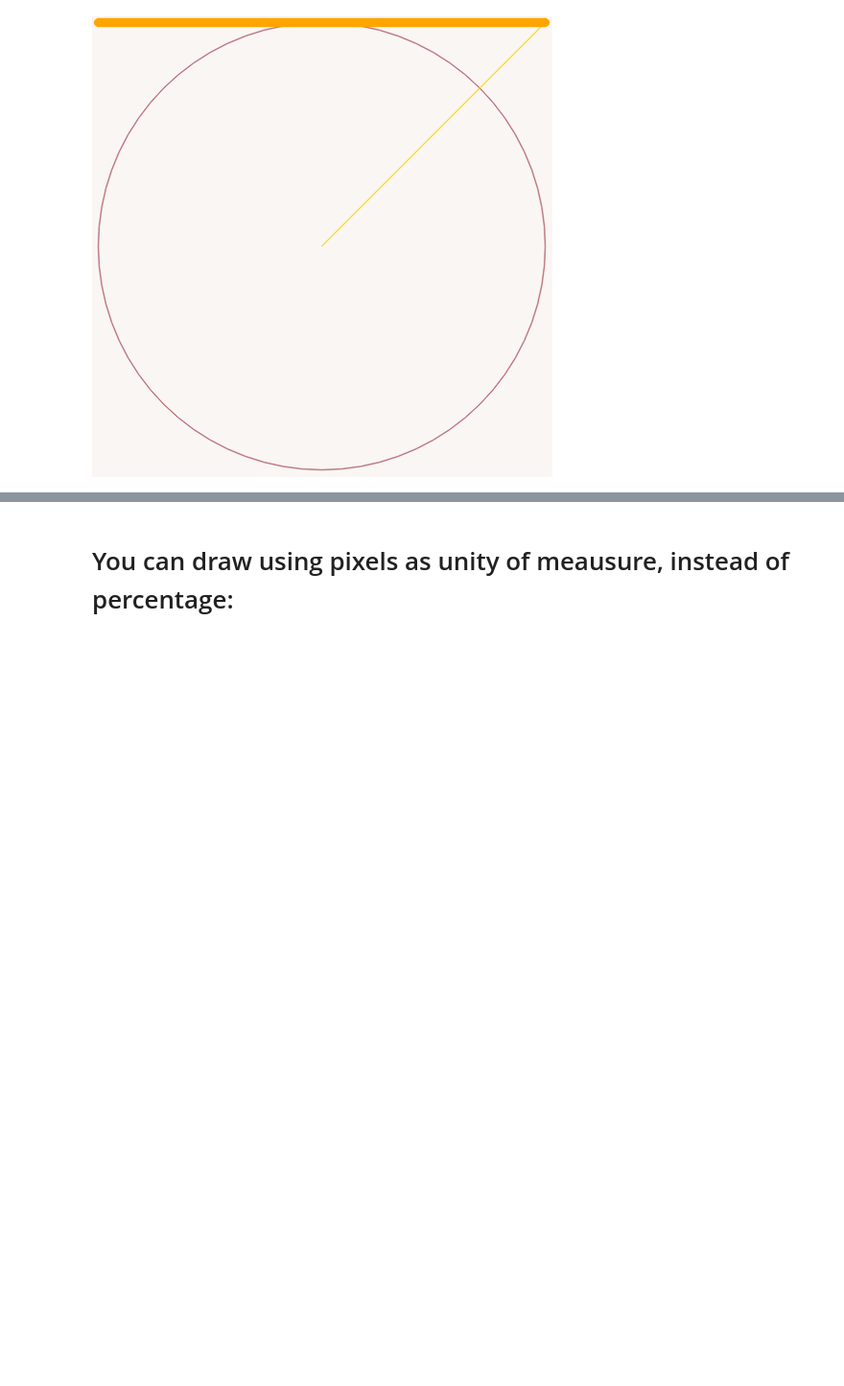
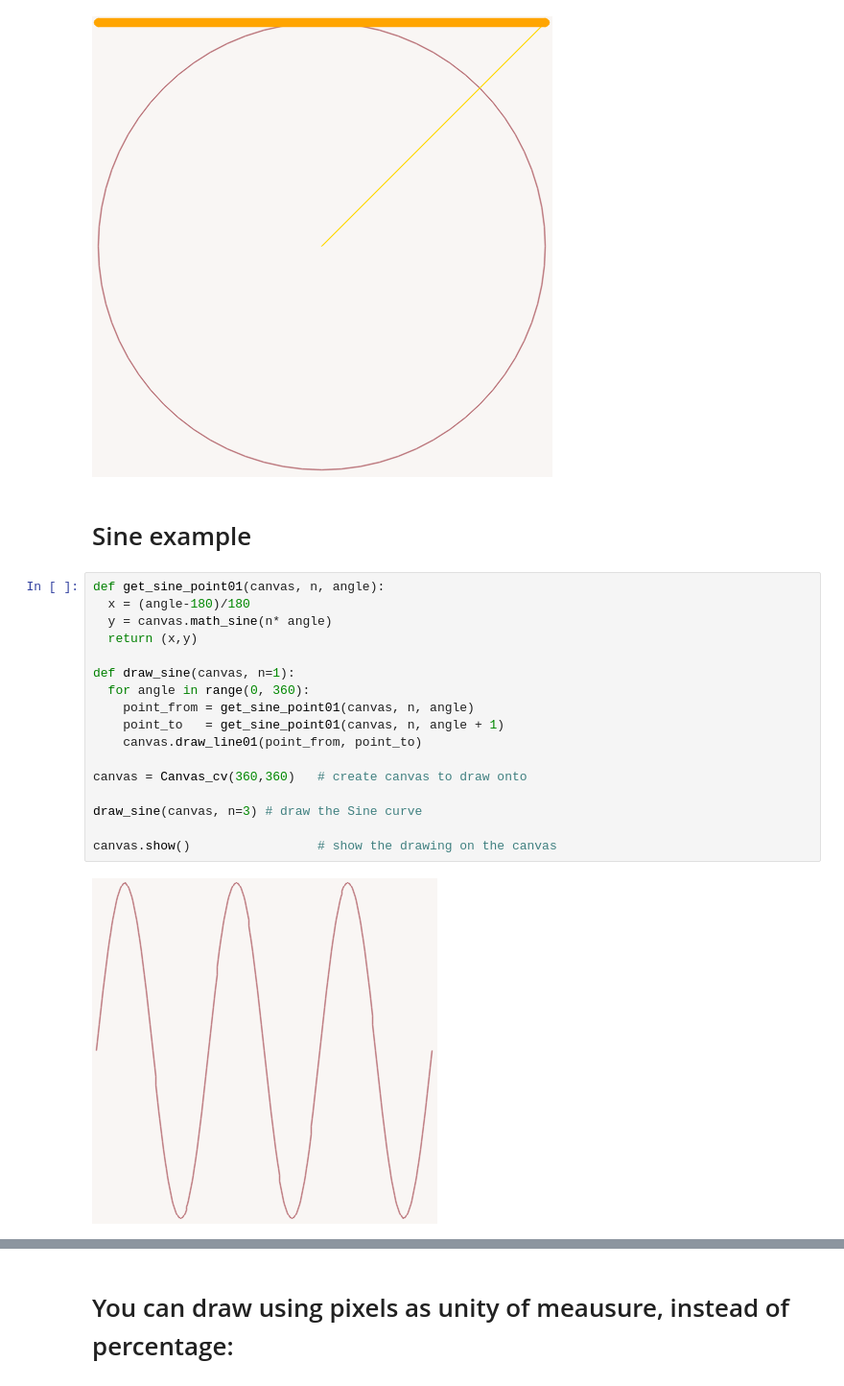
Before and after one commit to kodindonesia/COLAB_Canvas-Video_Tutorials, a Jupyter notebook: 00_Manual_Canvas_cv_and_Video_cv.ipynb, the cells around one changed output, grey strips where cells are left out. Shown: that part at 96% size. Drawn from its saved outputs; the diff is of its cells as text; blank space fills up the shorter version.

```diff
--- a/00_Manual_Canvas_cv_and_Video_cv.ipynb
+++ b/00_Manual_Canvas_cv_and_Video_cv.ipynb
@@ -44,3 +44,24 @@ c.draw_line_to01( (-1, +1) , color='orange') # continue to draw on the canvas, f
 c.show()
 # %% [output]
 [figure]
+# %% [markdown]
+# Sine example
+# %%
+def get_sine_point01(canvas, n, angle):
+  x = (angle-180)/180
+  y = canvas.math_sine(n* angle)
+  return (x,y)
+
+def draw_sine(canvas, n=1):
+  for angle in range(0, 360):
+    point_from = get_sine_point01(canvas, n, angle)
+    point_to   = get_sine_point01(canvas, n, angle + 1)
+    canvas.draw_line01(point_from, point_to)
+
+canvas = Canvas_cv(360,360)   # create canvas to draw onto
+
+draw_sine(canvas, n=3) # draw the Sine curve
+
+canvas.show()                 # show the drawing on the canvas
+# %% [output]
+[figure, added]
```
Also changed, not shown: parts of 12 cells of this notebook.
